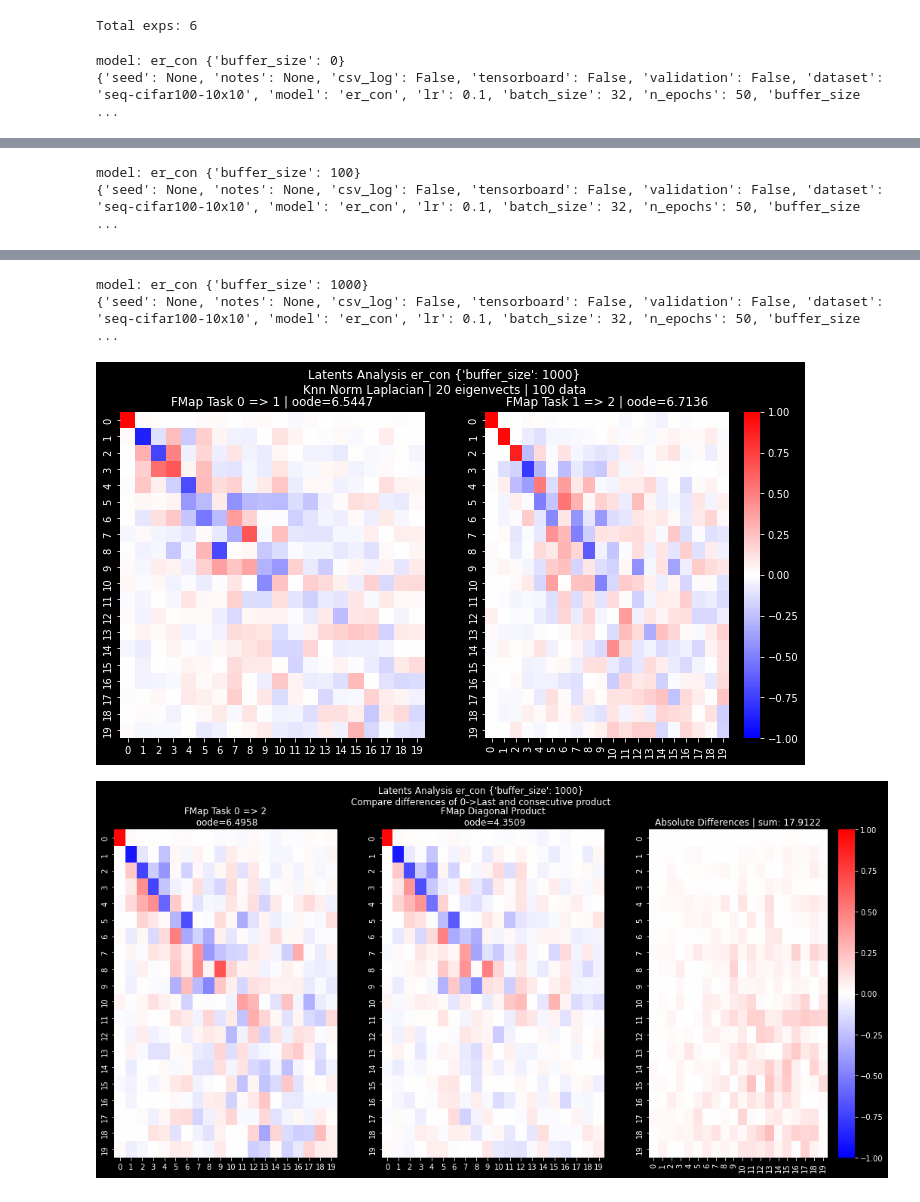
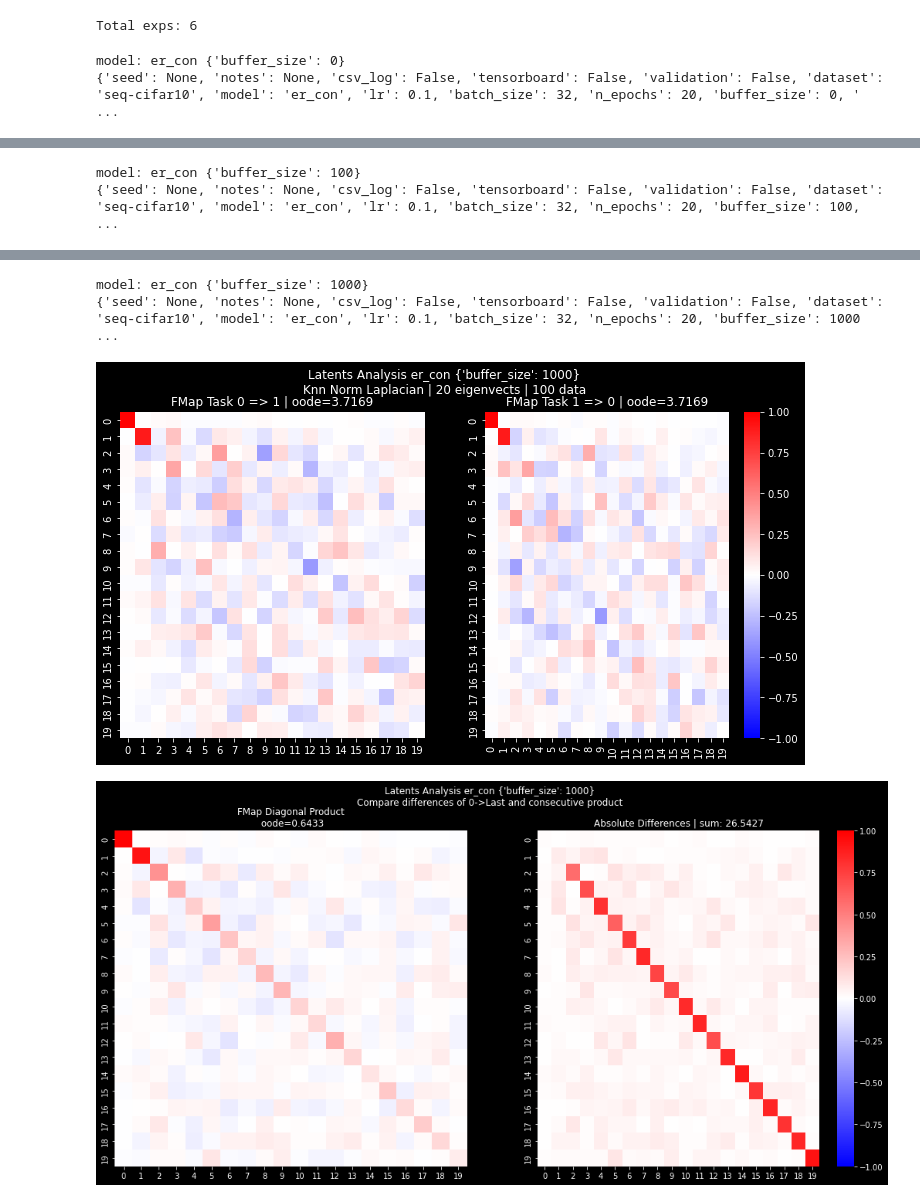
Before and after one commit to richiben93/mammoth, a Jupyter notebook: notebooks/spectral_analysis.ipynb, the cells around one changed output, grey strips where cells are left out. Cells and saved outputs as stored; diff of their text form; code cells hidden in the pictures.

```diff
--- a/notebooks/spectral_analysis.ipynb
+++ b/notebooks/spectral_analysis.ipynb
@@ -154,7 +154,7 @@ logs_path = '/nas/softechict-nas-2/efrascaroli/mammoth-data/logs'
 # %%
 exp_list = []
 environments = []
-for log_file in glob(logs_path + '/**/*.pyd', recursive=True):
+for log_file in glob(logs_path + '/**/*latent*.pyd', recursive=True):
     print(log_file)
     with open(log_file, 'r') as f:
         props_list = [prop.split('-', 1) for prop in log_file.replace(logs_path, '').split('\\')[1:-1]]
@@ -177,14 +177,14 @@ print(f'Total exps: {len(exp_list)}')
 # %% [output]
 Total exps: 6
 # %%
-def fmaps_progress_cmp(exp: dict, n_vects=20, on_all=True, details=False):
+def fmaps_progress_cmp(exp: dict, n_vects=20, max_task=1, on_all=True, details=False):
     print_exp_info(exp)
     sigma = 10
     k = 10
 
     evects: list[torch.Tensor] = []
     for task_idx in exp['latents']:
-        if task_idx > 2:
+        if task_idx > max_task:
             continue
         latents = torch.tensor(exp['latents'][task_idx], device=device)
 
@@ -192,13 +192,13 @@ def fmaps_progress_cmp(exp: dict, n_vects=20, on_all=True, details=False):
                                                                   norm_lap=True, norm_eigs=False, knn=k)
         evects.append(eigenvectors)
 
-    ncols = len(evects) - 1
+    ncols = len(evects) # - 1
     figsize = (6*ncols, 6)
     fig, ax = plt.subplots(1, ncols, figsize=figsize)
     plt.suptitle(f'Latents Analysis {get_name_exp(exp)}'
                      f'\nKnn Norm Laplacian | {n_vects} eigenvects | {len(evects[0])} data')
     mask = torch.eye(n_vects) == 0
-    c_0_last = evects[0][:, :n_vects].T @ evects[len(evects)-1][:, :n_vects]
+    # c_0_last = evects[0][:, :n_vects].T @ evects[len(evects)-1][:, :n_vects]
     c_product = torch.ones((n_vects, n_vects), device=device, dtype=torch.double)
     for i, ev in enumerate(evects[:-1]):
         c = ev[:, :n_vects].T @ evects[i+1][:, :n_vects]
@@ -207,33 +207,39 @@ def fmaps_progress_cmp(exp: dict, n_vects=20, on_all=True, details=False):
         else:
             c_product = c_product @ c
         oode = torch.square(c[mask]).sum().item()
-        sns.heatmap(c.cpu(), cmap='bwr', vmin=-1, vmax=1, ax=ax[i], cbar=True if i+1 == ncols else False)
+        sns.heatmap(c.cpu(), cmap='bwr', vmin=-1, vmax=1, ax=ax[i], cbar=False)
         ax[i].set_title(f'FMap Task {i} => {i+1} | oode={oode:.4f}')
+    c = evects[-1][:, :n_vects].T @ evects[0][:, :n_vects]
+    oode = torch.square(c[mask]).sum().item()
+    c_product = c_product @ c
+    sns.heatmap(c.cpu(), cmap='bwr', vmin=-1, vmax=1, ax=ax[max_task], cbar=True)
+    ax[max_task].set_title(f'FMap Task {max_task} => {0} | oode={oode:.4f}')
     if details: plt.show()
     else: plt.close()
 
     figsize = (6*3, 8)
-    fig, ax = plt.subplots(1, 3, figsize=figsize)
+    fig, ax = plt.subplots(1, 2, figsize=figsize)
     plt.suptitle(f'Latents Analysis {get_name_exp(exp)}'
                  f'\nCompare differences of 0->Last and consecutive product')
 
-    oode = torch.square(c_0_last[mask]).sum().item()
-    sns.heatmap(c_0_last.cpu(), cmap='bwr', vmin=-1, vmax=1, ax=ax[0], cbar=False)
-    ax[0].set_title(f'FMap Task 0 => {len(evects)-1}\n oode={oode:.4f}')
+    # oode = torch.square(c_0_last[mask]).sum().item()
+    # sns.heatmap(c_0_last.cpu(), cmap='bwr', vmin=-1, vmax=1, ax=ax[0], cbar=False)
+    # ax[0].set_title(f'FMap Task 0 => {len(evects)-1}\n oode={oode:.4f}')
     oode = torch.square(c_product[mask]).sum().item()
-    sns.heatmap(c_product.cpu(), cmap='bwr', vmin=-1, vmax=1, ax=ax[1], cbar=False)
-    ax[1].set_title(f'FMap Diagonal Product\n oode={oode:.4f}')
-    diff = (c_0_last - c_product).abs()
-    sns.heatmap(diff.cpu(), cmap='bwr', vmin=-1, vmax=1, ax=ax[2], cbar=True)
-    ax[2].set_title(f'Absolute Differences | sum: {diff.sum().item():.4f}')
+    sns.heatmap(c_product.cpu(), cmap='bwr', vmin=-1, vmax=1, ax=ax[0], cbar=False)
+    ax[0].set_title(f'FMap Diagonal Product\n oode={oode:.4f}')
+    # diff = (c_0_last - c_product).abs()
+    diff = (torch.eye(len(c_product), device=c_product.device) - c_product).abs()
+    sns.heatmap(diff.cpu(), cmap='bwr', vmin=-1, vmax=1, ax=ax[1], cbar=True)
+    ax[1].set_title(f'Absolute Differences | sum: {diff.sum().item():.4f}')
     plt.show()
 
 
+n_exps = [3, 4, 5]  # Cifar100
 n_exps = [2 ,0, 1]  # Cifar10
-n_exps = [3, 4, 5]  # Cifar100
 for n_exp in n_exps:
     # fmaps_progress_cmp(exp_list[n_exp], max_task=250, on_all=False, details=False)
     fmaps_progress_cmp(exp_list[n_exp], details=True)
 # %% [output]
 model: er_con {'buffer_size': 0}
-{'seed': None, 'notes': None, 'csv_log': False, 'tensorboard': False, 'validation': False, 'dataset': 'seq-cifar100-10x10', 'model': 'er_con', 'lr': 0.1, 'batch_size': 32, 'n_epochs': 50, 'buffer_size ...
+{'seed': None, 'notes': None, 'csv_log': False, 'tensorboard': False, 'validation': False, 'dataset': 'seq-cifar10', 'model': 'er_con', 'lr': 0.1, 'batch_size': 32, 'n_epochs': 20, 'buffer_size': 0, ' ...
@@ -242,2 +248,2 @@ model: er_con {'buffer_size': 0}
 model: er_con {'buffer_size': 100}
-{'seed': None, 'notes': None, 'csv_log': False, 'tensorboard': False, 'validation': False, 'dataset': 'seq-cifar100-10x10', 'model': 'er_con', 'lr': 0.1, 'batch_size': 32, 'n_epochs': 50, 'buffer_size ...
+{'seed': None, 'notes': None, 'csv_log': False, 'tensorboard': False, 'validation': False, 'dataset': 'seq-cifar10', 'model': 'er_con', 'lr': 0.1, 'batch_size': 32, 'n_epochs': 20, 'buffer_size': 100, ...
@@ -246,4 +252,4 @@ model: er_con {'buffer_size': 100}
 model: er_con {'buffer_size': 1000}
-{'seed': None, 'notes': None, 'csv_log': False, 'tensorboard': False, 'validation': False, 'dataset': 'seq-cifar100-10x10', 'model': 'er_con', 'lr': 0.1, 'batch_size': 32, 'n_epochs': 50, 'buffer_size ...
+{'seed': None, 'notes': None, 'csv_log': False, 'tensorboard': False, 'validation': False, 'dataset': 'seq-cifar10', 'model': 'er_con', 'lr': 0.1, 'batch_size': 32, 'n_epochs': 20, 'buffer_size': 1000 ...
-[figure, old version]
+[figure, new version]
-[figure, old version]
+[figure, new version]
```
Also changed, not shown: parts of 3 cells of this notebook, 6 other files.
